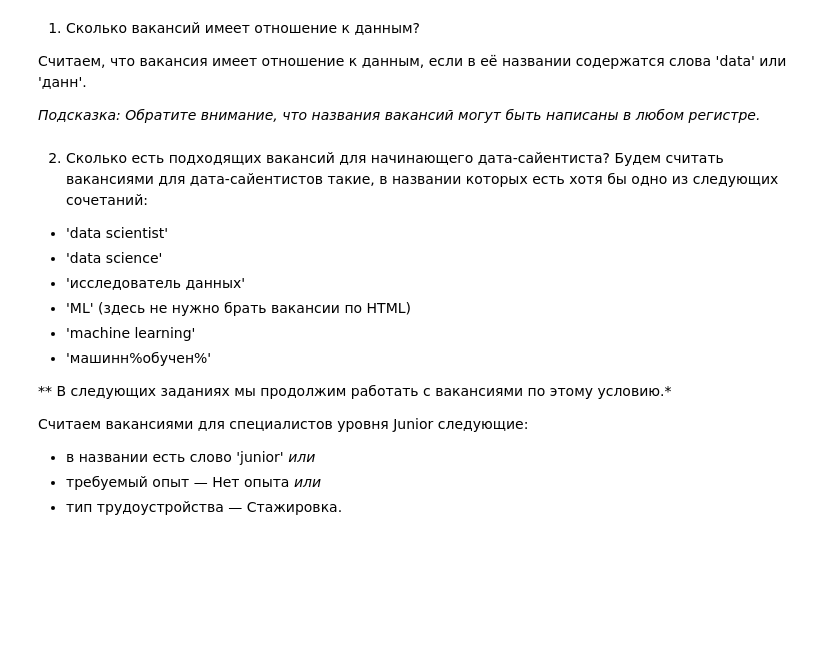
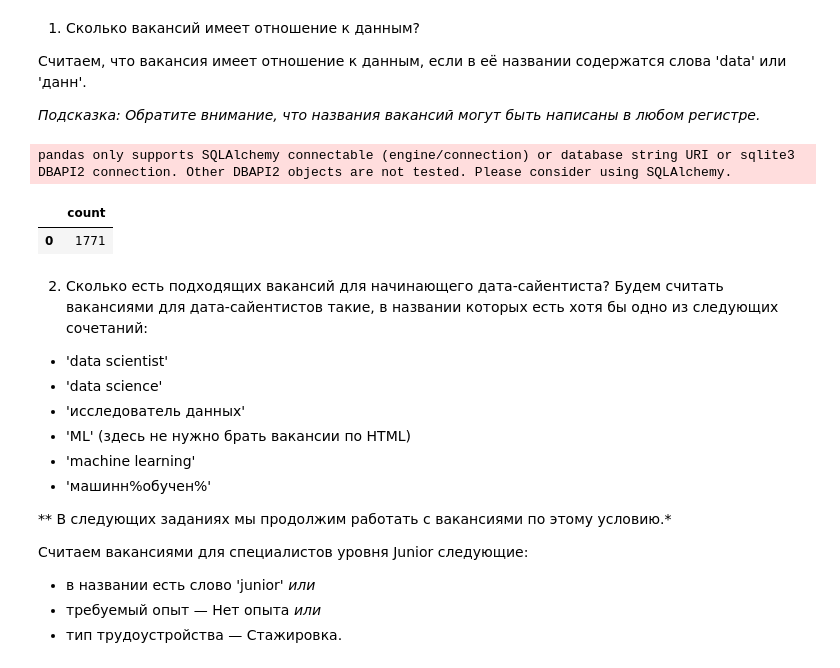
Before and after one commit to Alex1990opac/project_2, a Jupyter notebook: Project_2_Ноутбук_шаблон.ipynb, the cells around one changed output. Cells and saved outputs as stored; diff of their text form; code cells hidden in the pictures; blank space fills up the shorter version.

```diff
--- a/Project_2_Ноутбук_шаблон.ipynb
+++ b/Project_2_Ноутбук_шаблон.ipynb
@@ -487,8 +486,19 @@ pandas only supports SQLAlchemy connectable (engine/connection) or database stri
 *Подсказка: Обратите внимание, что названия вакансий могут быть написаны в любом регистре.*
 # %%
 # текст запроса
+query = f'''select count(v.id)
+    from public.VACANCIES as v
+    where lower(v.name) like '%data%' or lower(v.name) like '%данн%'
+    '''
 # %%
 # результат запроса
+df= pd.read_sql_query(query,connection)
+
+display(df)
+# %% [output]
+pandas only supports SQLAlchemy connectable (engine/connection) or database string URI or sqlite3 DBAPI2 connection. Other DBAPI2 objects are not tested. Please consider using SQLAlchemy.
+|  | count |
+| 0 | 1771 |
 # %% [markdown]
 2. Сколько есть подходящих вакансий для начинающего дата-сайентиста?
 Будем считать вакансиями для дата-сайентистов такие, в названии которых есть хотя бы одно из следующих сочетаний:
```
Also changed, not shown: parts of 9 cells of this notebook, 2 other files.
